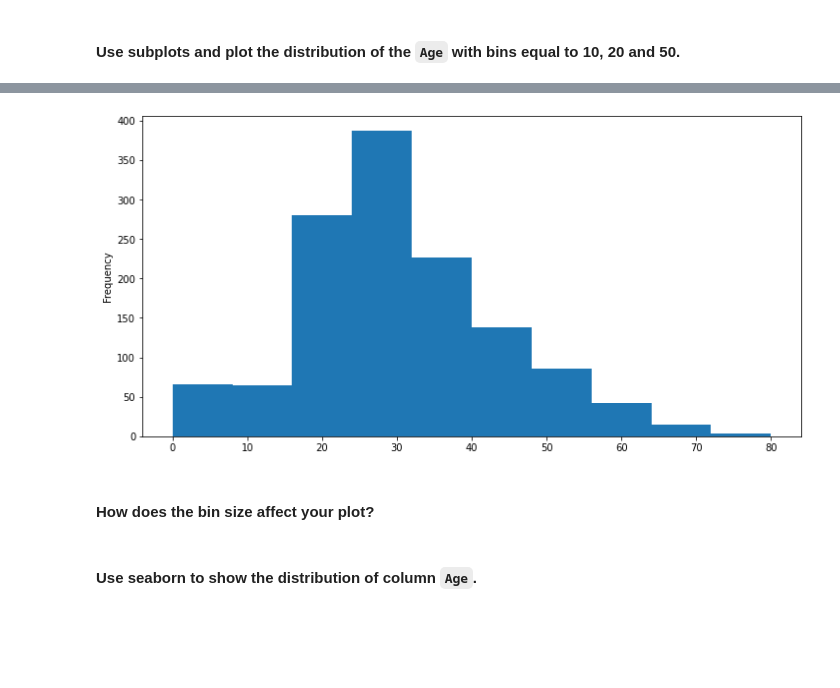
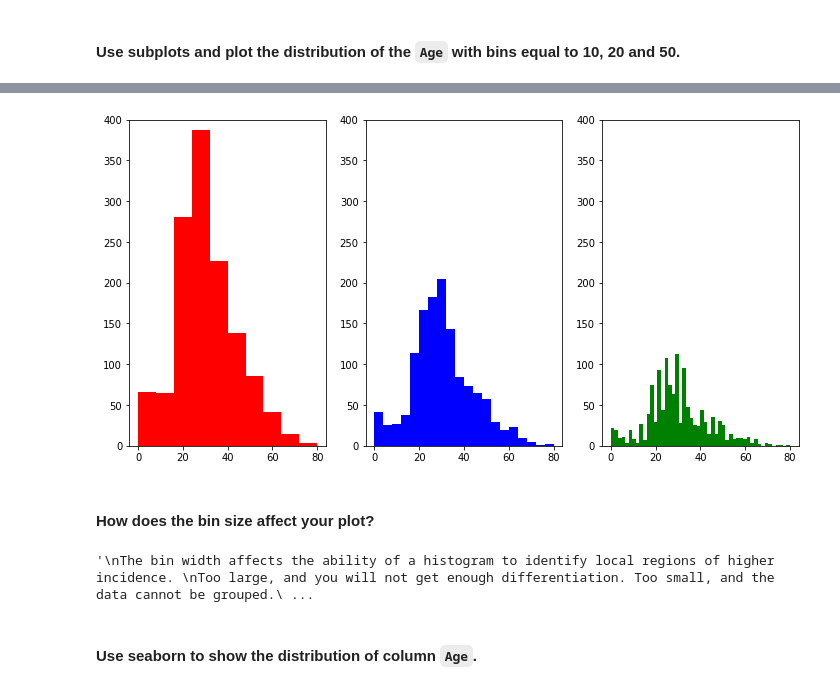
Before and after one commit to Ironhack-Data-Madrid-Mayo-2022/5.2-lab-matplotlib-seaborn, a Jupyter notebook: your-code/main.ipynb, the cells around one changed output, grey strips where cells are left out. Drawn from its saved outputs; the diff is of its cells as text; code cells hidden in the pictures; blank space fills up the shorter version.

```diff
--- a/your-code/main.ipynb
+++ b/your-code/main.ipynb
@@ -221,7 +208,0 @@ plt.tight_layout()
-# %%
-# your code here
-bins = [10,20,50]
-plt.subplot
-titanic.Age.plot.hist(bins=10);
-# %% [output]
-[figure, removed]
@@ -230,2 +209,16 @@ titanic.Age.plot.hist(bins=10);
+# %%
+# your code here
+plt.subplot(1, 3, 1)  # 1 line, 2 rows, index nr 1 (first position in the subplot)
+plt.hist(titanic.Age, bins=10, color='r')
+plt.ylim(0, 400)
+plt.subplot(1, 3, 2)  # 1 line, 2 rows, index nr 2 (second position in the subplot)
+plt.hist(titanic.Age, bins=20, color='b')
+plt.ylim(0, 400)
+plt.subplot(1, 3, 3)
+plt.hist(titanic.Age, bins=50, color='g')
+plt.ylim(0, 400)
+plt.show()
+# %% [output]
+[figure, added]
 # %% [markdown]
 #### How does the bin size affect your plot?
@@ -236,3 +225,10 @@ your comments here
+# %%
+"""
+The bin width affects the ability of a histogram to identify local regions of higher incidence.
+Too large, and you will not get enough differentiation. Too small, and the data cannot be grouped.
+"""
+# %% [output]
+'\nThe bin width affects the ability of a histogram to identify local regions of higher incidence. \nToo large, and you will not get enough differentiation. Too small, and the data cannot be grouped.\ ...
 # %% [markdown]
 #### Use seaborn to show the distribution of column `Age`.
 # %%
```
Also changed, not shown: parts of 23 cells of this notebook.
